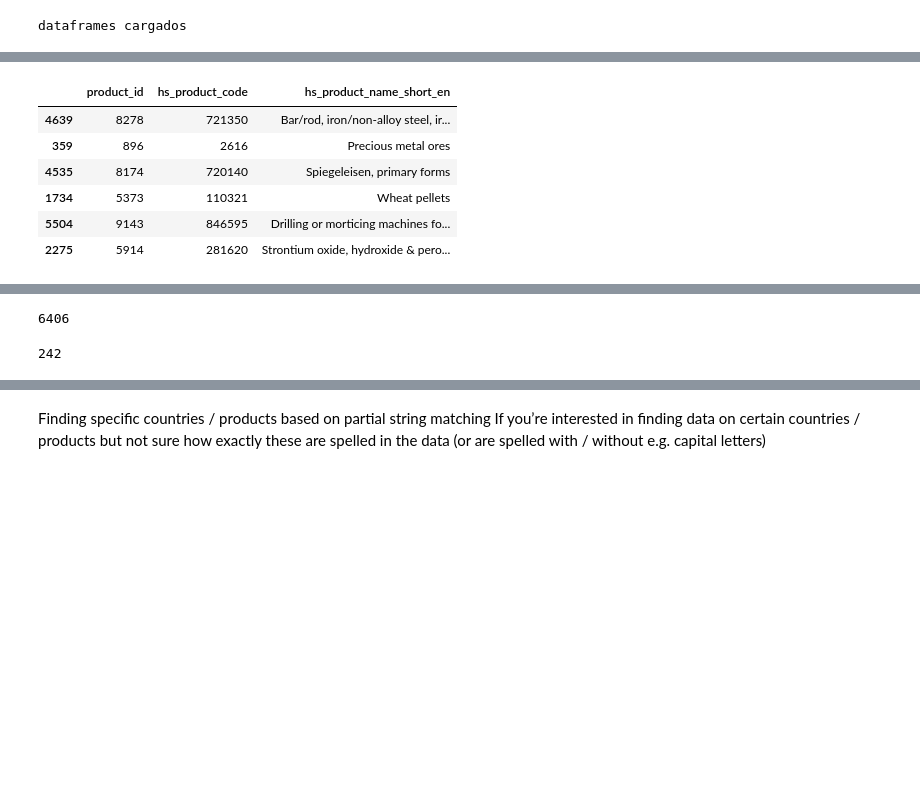
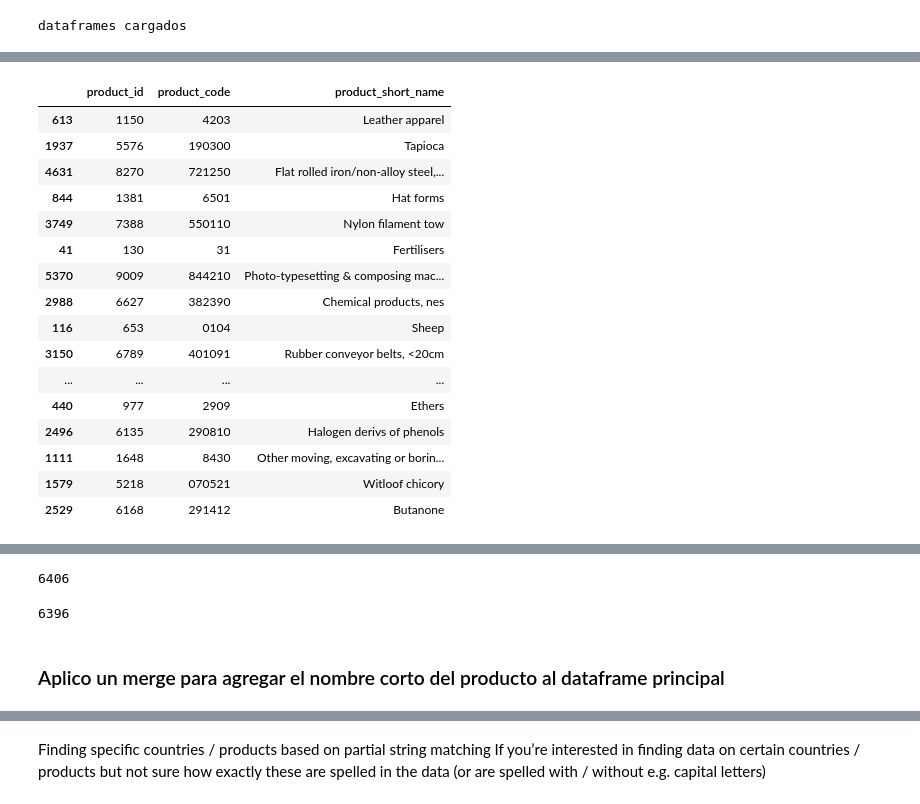
Before and after one commit to descandon88/Ecuador-Growth-data-set, a Jupyter notebook: Ecuador_contrade_data_analysis.ipynb, the cells around one changed output, grey strips where cells are left out. Saved outputs shown, nothing was run; the diff lists cells and outputs as text; code cells hidden in the pictures; blank space fills up the shorter version.

```diff
--- a/Ecuador_contrade_data_analysis.ipynb
+++ b/Ecuador_contrade_data_analysis.ipynb
@@ -67,7 +68,7 @@ Mounted at /content/drive
 # %%
 ## Se importa la base de exportaciones de productos drive
-df = pd.read_csv("/content/drive/MyDrive/eci/base/df_updated.csv")
-df_test = pd.read_csv("/content/drive/MyDrive/eci/base/df_tipo_pro.csv")
+df_base = pd.read_csv("/content/drive/MyDrive/eci/base/df_updated.csv")
+df_short_name = pd.read_csv("/content/drive/MyDrive/eci/base/df_tipo_pro.csv")
 
 print('dataframes cargados')
 # %% [output]
@@ -99,16 +103,35 @@ memory usage: 337.5+ MB
 # %%
-df_test.sample(n=6)
-df_test.info()
-df_test['product_id'].nunique()
+# df_test.sample(n=6)
+# df_test['hs_product_code'] = df_test['hs_product_code'].apply(np.int64)
+df_short_name.rename(columns={"hs_product_code": "product_code"}, inplace=True)
+df_short_name.rename(columns={"hs_product_name_short_en": "product_short_name"}, inplace=True)
+
+
+df_short_name.sample(n=25)
+
+df_short_name.info()
+df_short_name['product_id'].nunique()
+df_short_name['product_code'].nunique()
+
 # df_test[ (df_test['country_name']=='Ecuador')].sort_values(by=['year'],ascending=False)[['index','country_iso_code','tech','year']][0:30]
 # %% [output]
-|  | product_id | hs_product_code | hs_product_name_short_en |
-| 4639 | 8278 | 721350 | Bar/rod, iron/non-alloy steel, ir... |
-| 359 | 896 | 2616 | Precious metal ores |
-| 4535 | 8174 | 720140 | Spiegeleisen, primary forms |
-| 1734 | 5373 | 110321 | Wheat pellets |
-| 5504 | 9143 | 846595 | Drilling or morticing machines fo... |
-| 2275 | 5914 | 281620 | Strontium oxide, hydroxide & pero... |
+|  | product_id | product_code | product_short_name |
+| 613 | 1150 | 4203 | Leather apparel |
+| 1937 | 5576 | 190300 | Tapioca |
+| 4631 | 8270 | 721250 | Flat rolled iron/non-alloy steel,... |
+| 844 | 1381 | 6501 | Hat forms |
+| 3749 | 7388 | 550110 | Nylon filament tow |
+| 41 | 130 | 31 | Fertilisers |
+| 5370 | 9009 | 844210 | Photo-typesetting & composing mac... |
+| 2988 | 6627 | 382390 | Chemical products, nes |
+| 116 | 653 | 0104 | Sheep |
+| 3150 | 6789 | 401091 | Rubber conveyor belts, <20cm |
+| ... | ... | ... | ... |
+| 440 | 977 | 2909 | Ethers |
+| 2496 | 6135 | 290810 | Halogen derivs of phenols |
+| 1111 | 1648 | 8430 | Other moving, excavating or borin... |
+| 1579 | 5218 | 070521 | Witloof chicory |
+| 2529 | 6168 | 291412 | Butanone |
 <class 'pandas.core.frame.DataFrame'>
 RangeIndex: 6406 entries, 0 to 6405
 Data columns (total 3 columns):
@@ -120,9 +143,6 @@ Data columns (total 3 columns):
 dtypes: int64(1), object(2)
 memory usage: 150.3+ KB
 6406
+6396
-# %%
-df['country_name'].nunique()
-
-# df['product_code'].nunique()
-# %% [output]
-242
+# %% [markdown]
+### Aplico un merge para agregar el nombre corto del producto al dataframe principal
```
Also changed, not shown: parts of 38 cells of this notebook.
